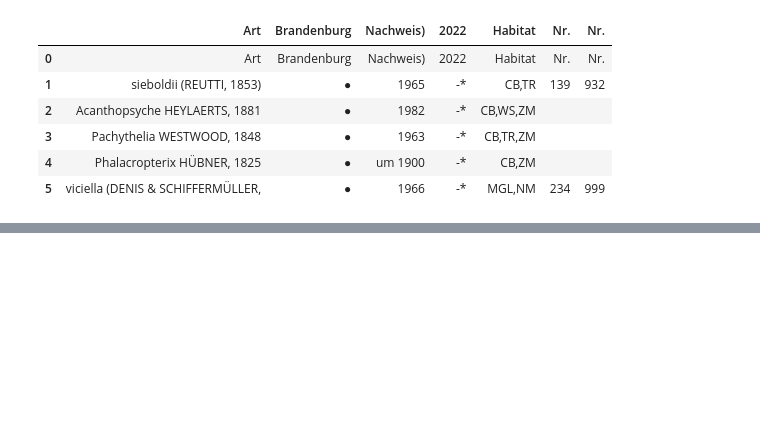
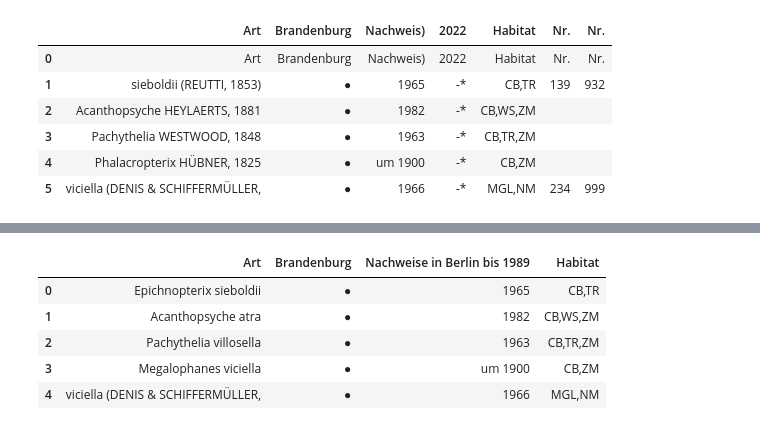
Before and after one commit to Zzzhenya/Berlin-red-list, a Jupyter notebook: Insecta/Psychidae - Bagworm moths/Psychidae.ipynb, the cells around one changed output, grey strips where cells are left out. Saved outputs shown, nothing was run; the diff lists cells and outputs as text; code cells hidden in the pictures; blank space fills up the shorter version.

Commit message:
Updated file name and errounous species names

```diff
--- a/Insecta/Psychidae - Bagworm moths/Extinct_species_data_process_exp.ipynb
+++ b/Insecta/Psychidae - Bagworm moths/Psychidae.ipynb
@@ -282 +285,21 @@ df
+# %%
+# Updating Art column with missing genus names
+# 0 Epichnopterix sieboldii
+df.at[0, "Art"] = "Epichnopterix sieboldii"
+# 1 Acanthopsyche atra
+df.at[1, "Art"] = "Acanthopsyche atra"
+# 2 Pachythelia villosella
+df.at[2, "Art"] = "Pachythelia villosella"
+# 3 Phalacropterix graslinella
+df.at[3, "Art"] = "Phalacropterix graslinella"
+# 4 Megalophanes viciella
+df.at[3, "Art"] = "Megalophanes viciella"
+df
+# %% [output]
+|  | Art | Brandenburg | Nachweise in Berlin bis 1989 | Habitat |
+| 0 | Epichnopterix sieboldii | ● | 1965 | CB,TR |
+| 1 | Acanthopsyche atra | ● | 1982 | CB,WS,ZM |
+| 2 | Pachythelia villosella | ● | 1963 | CB,TR,ZM |
+| 3 | Megalophanes viciella | ● | um 1900 | CB,ZM |
+| 4 | viciella (DENIS & SCHIFFERMÜLLER, | ● | 1966 | MGL,NM |
 # %%
```
Also changed, not shown: parts of 8 cells of this notebook.
